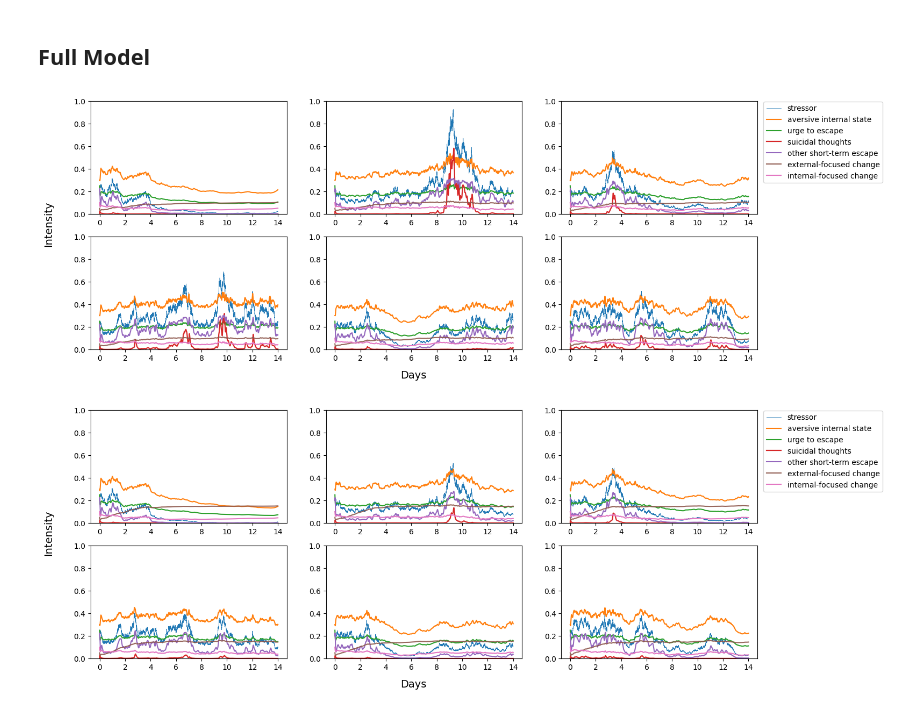
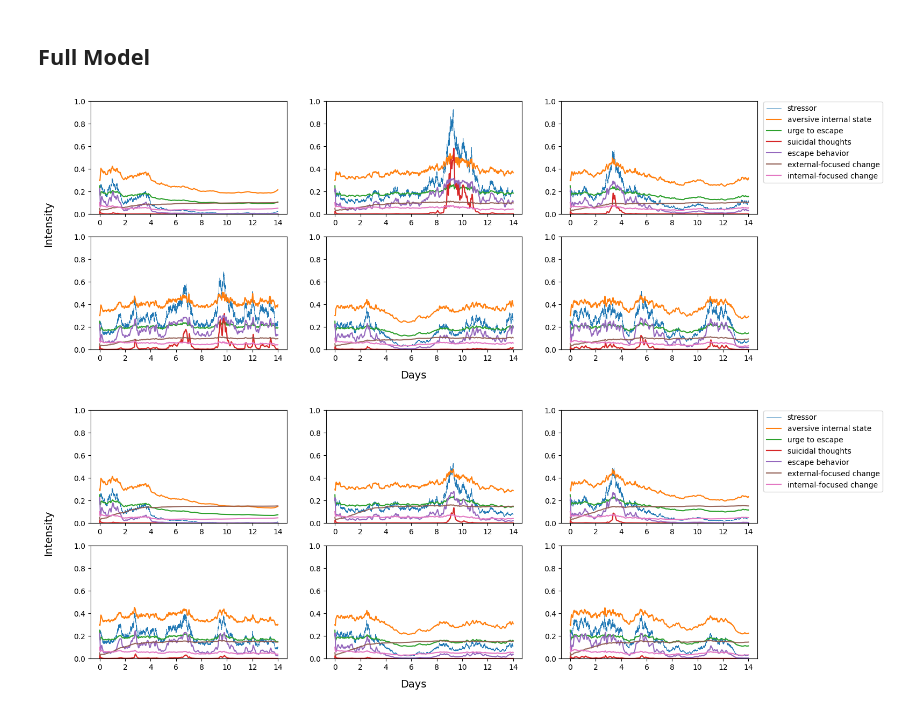
Before and after one commit to ShirleyBWang/math_model_suicide, a Jupyter notebook: suicide_model.ipynb, the cells around one changed output. Drawn from its saved outputs; the diff is of its cells as text; code cells hidden in the pictures.

Commit message:
edit figure legend

```diff
--- a/suicide_model.ipynb
+++ b/suicide_model.ipynb
@@ -404,7 +404,7 @@ for i in range(6):
     ax[i].plot((np.arange(t)/1440), stress_av_urge_si_other[1], label = 'aversive internal state')
     ax[i].plot((np.arange(t)/1440), stress_av_urge_si_other[2], label = 'urge to escape')
     ax[i].plot((np.arange(t)/1440), stress_av_urge_si_other[3], label = 'suicidal thoughts')
-    ax[i].plot((np.arange(t)/1440), stress_av_urge_si_other[4], label = 'other escape')
+    ax[i].plot((np.arange(t)/1440), stress_av_urge_si_other[4], label = 'escape behavior')
     ax[i].set_ylim([0, 1])
     if i == 0:
         fig.legend(bbox_to_anchor=(1.04, 0.89), fontsize = legend_size)
@@ -430,7 +430,7 @@ for i in range(6):
     ax[i].plot((np.arange(t)/1440), stress_av_urge_si_other[1], label = 'aversive internal state')
     ax[i].plot((np.arange(t)/1440), stress_av_urge_si_other[2], label = 'urge to escape')
     ax[i].plot((np.arange(t)/1440), stress_av_urge_si_other[3], label = 'suicidal thoughts')
-    ax[i].plot((np.arange(t)/1440), stress_av_urge_si_other[4], label = 'other escape')
+    ax[i].plot((np.arange(t)/1440), stress_av_urge_si_other[4], label = 'escape behavior')
     ax[i].set_ylim([0, 1])
     if i == 0:
         fig.legend(bbox_to_anchor=(1.04, 0.89), fontsize = legend_size)
@@ -537,35 +537,35 @@ def set_params(stressor_setting):
 # low engagement in strategies
 np.random.seed(500)
 
 S0, mu, sigma, f1, A0, K2, b2, a2, d2, e2, g2, U0, c3, b3, T0, d4, c41, c42, \
 O0, e5, c51, c52, E0, K6, f6, b6, c6, I0, K7, g7, b7, c7, E0, K6, f6, b6, c6 = set_params("high")
 
 fig, ax = plt.subplots(2, 3, figsize=(fig_width,fig_height), sharey = False)
 ax = ax.ravel()
 for i in range(6):
     sui_model_sim = gen_suicide_sim(t=t, dt=dt, mu=mu, sigma=sigma, S0=S0,
                                     A0=A0, K2=K2, b2=b2, a2=a2, d2=d2, e2=e2, g2=g2,
                                     U0=U0, c3=c3, b3=b3,
                                     T0=T0, d4=d4, c41=c41, c42=c42,
                                     O0=O0, e5=e5, c51=c51, c52=c52,
                                     E0=E0, K6=K6, f6=f6, b6=b6, c6=c6,
                                     I0=I0, K7=K7, g7=g7, b7=b7, c7=c7)
     ax[i].plot((np.arange(t)/1440), sui_model_sim[0], label = 'stressor', linewidth = 0.5)
     ax[i].plot((np.arange(t)/1440), sui_model_sim[1], label = 'aversive internal state')
     ax[i].plot((np.arange(t)/1440), sui_model_sim[2], label = 'urge to escape')
     ax[i].plot((np.arange(t)/1440), sui_model_sim[3], label = 'suicidal thoughts', linewidth = 1.6)
-    ax[i].plot((np.arange(t)/1440), sui_model_sim[4], label = 'other short-term escape')
+    ax[i].plot((np.arange(t)/1440), sui_model_sim[4], label = 'escape behavior')
     ax[i].plot((np.arange(t)/1440), sui_model_sim[5], label = 'external-focused change', alpha = 0.9)
     ax[i].plot((np.arange(t)/1440), sui_model_sim[6], label = 'internal-focused change')
     ax[i].set_ylim([0, 1])
     if i == 0:
         fig.legend(bbox_to_anchor=(1.05, 0.89), fontsize = legend_size)
 fig.text(0.5, 0.02, 'Days', ha='center', fontsize =  axis_size)
 fig.text(0.07, 0.5, 'Intensity', va='center', rotation='vertical', fontsize = axis_size)
 #plt.savefig("figures/for_paper/lowstrategies.png", dpi = 300, transparent = True, bbox_inches='tight')
 plt.show()
 # %% [output]
-[figure, old version]
+[figure, new version]
 # %%
 np.random.seed(500)
 
@@ -588,7 +588,7 @@ for i in range(6):
     ax[i].plot((np.arange(t)/1440), sui_model_sim[1], label = 'aversive internal state')
     ax[i].plot((np.arange(t)/1440), sui_model_sim[2], label = 'urge to escape')
     ax[i].plot((np.arange(t)/1440), sui_model_sim[3], label = 'suicidal thoughts', linewidth = 1.6)
-    ax[i].plot((np.arange(t)/1440), sui_model_sim[4], label = 'other short-term escape')
+    ax[i].plot((np.arange(t)/1440), sui_model_sim[4], label = 'escape behavior')
     ax[i].plot((np.arange(t)/1440), sui_model_sim[5], label = 'external-focused change', alpha = 0.9)
     ax[i].plot((np.arange(t)/1440), sui_model_sim[6], label = 'internal-focused change')
     ax[i].set_ylim([0, 1])
@@ -596,7 +596,7 @@ for i in range(6):
         fig.legend(bbox_to_anchor=(1.05, 0.89), fontsize = legend_size)
 fig.text(0.5, 0.02, 'Days', ha='center', fontsize =  axis_size)
 fig.text(0.07, 0.5, 'Intensity', va='center', rotation='vertical', fontsize = axis_size)
-plt.savefig("figures/for_paper/highstrategies.png", dpi = 300, transparent = True, bbox_inches='tight')
+#plt.savefig("figures/for_paper/highstrategies.png", dpi = 300, transparent = True, bbox_inches='tight')
 plt.show()
 # %% [output]
-[figure, old version]
+[figure, new version]
```
Also changed, not shown: parts of 1 cell of this notebook.
